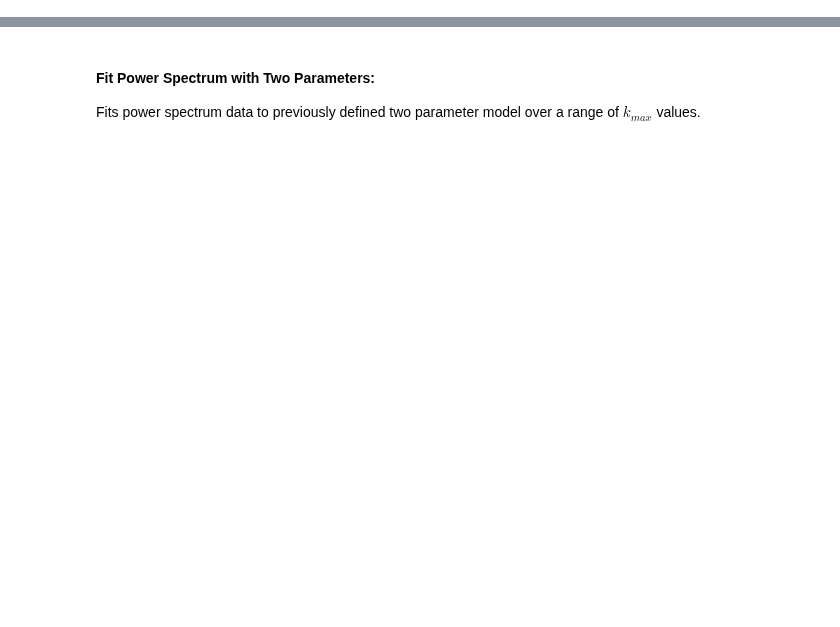
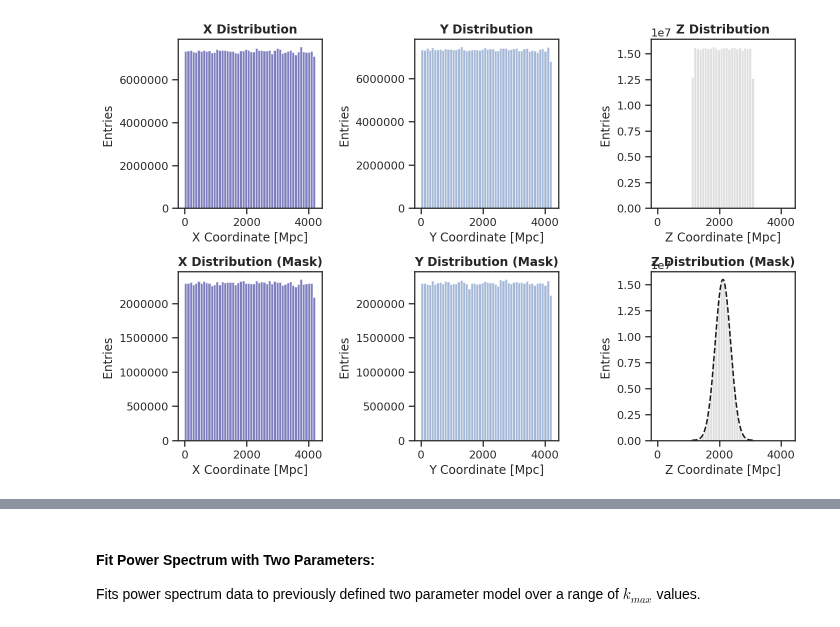
Before and after one commit to LSSTDESC/DC2-analysis, a Jupyter notebook: contributed/nonlinear_bias/one_and_two_parameter_power_spectrum_models.ipynb, the cells around one changed output, grey strips where cells are left out. Saved outputs shown, nothing was run; the diff lists cells and outputs as text; code cells hidden in the pictures; blank space fills up the shorter version.

```diff
--- a/contributed/nonlinear_bias/one_and_two_parameter_power_spectrum_models.ipynb
+++ b/contributed/nonlinear_bias/one_and_two_parameter_power_spectrum_models.ipynb
@@ -709,0 +161,63 @@ plt.xscale("log")
+# %%
+# Plot masked and unmasked histograms
+fig = plt.figure(figsize=(10, 6.6))
+n_bins = 50
+
+bin_width = 4232/n_bins
+bin_def=np.arange(0, 4232 + bin_width, bin_width)
+
+plt.subplot(2, 3, 1)
+plt.hist(x_data, bins=n_bins, alpha=0.5, color="navy")
+plt.title("X Distribution", fontweight="bold")
+plt.xlabel("X Coordinate [Mpc]")
+plt.ylabel("Entries ")
+
+plt.subplot(2, 3, 2)
+plt.hist(y_data, bins=bin_def, alpha=0.5)
+plt.title("Y Distribution", fontweight="bold")
+plt.xlabel("Y Coordinate [Mpc]")
+plt.ylabel("Entries ")
+
+plt.subplot(2, 3, 3)
+plt.hist(z_data, bins=bin_def, alpha=0.5, color="silver")
+plt.title("Z Distribution", fontweight="bold")
+plt.xlabel("Z Coordinate [Mpc]")
+plt.ylabel("Entries ")
+
+plt.subplot(2, 3, 4)
+plt.hist(x_masked, bins=bin_def, alpha=0.5, color="navy")
+plt.title("X Distribution (Mask)", fontweight="bold")
+plt.xlabel("X Coordinate [Mpc]")
+plt.ylabel("Entries ")
+
+plt.subplot(2, 3, 5)
+plt.hist(y_masked, bins=bin_def, alpha=0.5)
+plt.title("Y Distribution (Mask)", fontweight="bold")
+plt.xlabel("Y Coordinate [Mpc]")
+plt.ylabel("Entries ")
+
+plt.subplot(2, 3, 6)
+plt.hist(z_masked, bins=bin_def, alpha=0.5, color="silver")
+plt.title("Z Distribution (Mask)", fontweight="bold")
+plt.xlabel("Z Coordinate [Mpc]")
+plt.ylabel("Entries ")
+
+sigma_chi_str = r"$\sigma_\chi$ = {}".format(np.round(SIGMA_CHI, 1))
+
+# Calculate and overlay Gaussian for radial positions
+min_z, max_z = z_bounds
+
+z_vals = np.linspace(min_z, max_z, 750)
+z_bar = np.mean(z_data)
+
+exp_z = 1/(np.sqrt(2*pi)*SIGMA_CHI)*np.exp(-(z_vals-z_bar)**2/(2*SIGMA_CHI**2))
+
+std_offset = (max_z-min_z)/(2*SIGMA_CHI)
+rel_area = scipy.stats.norm.cdf(std_offset)-scipy.stats.norm.cdf(-std_offset)
+exp_z *= (bin_width*len(z_masked))/rel_area
+
+plt.plot(z_vals, exp_z, '--', color='k')
+
+plt.tight_layout()
+# %% [output]
+[figure, added]
```
Also changed, not shown: parts of 50 cells of this notebook.
